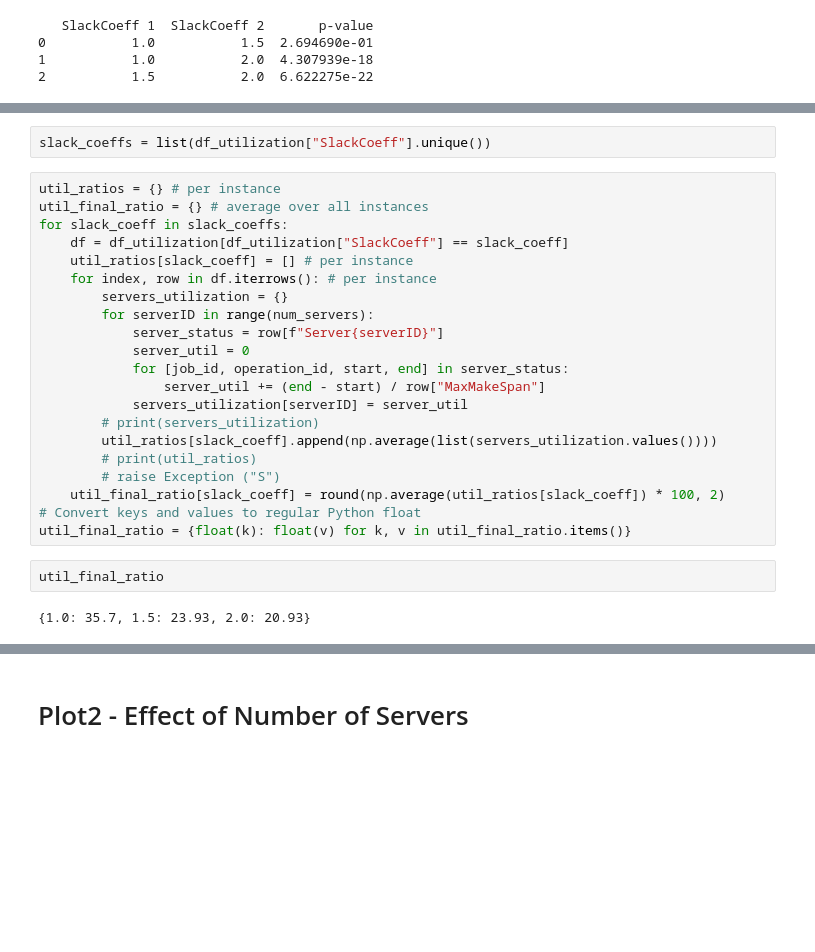
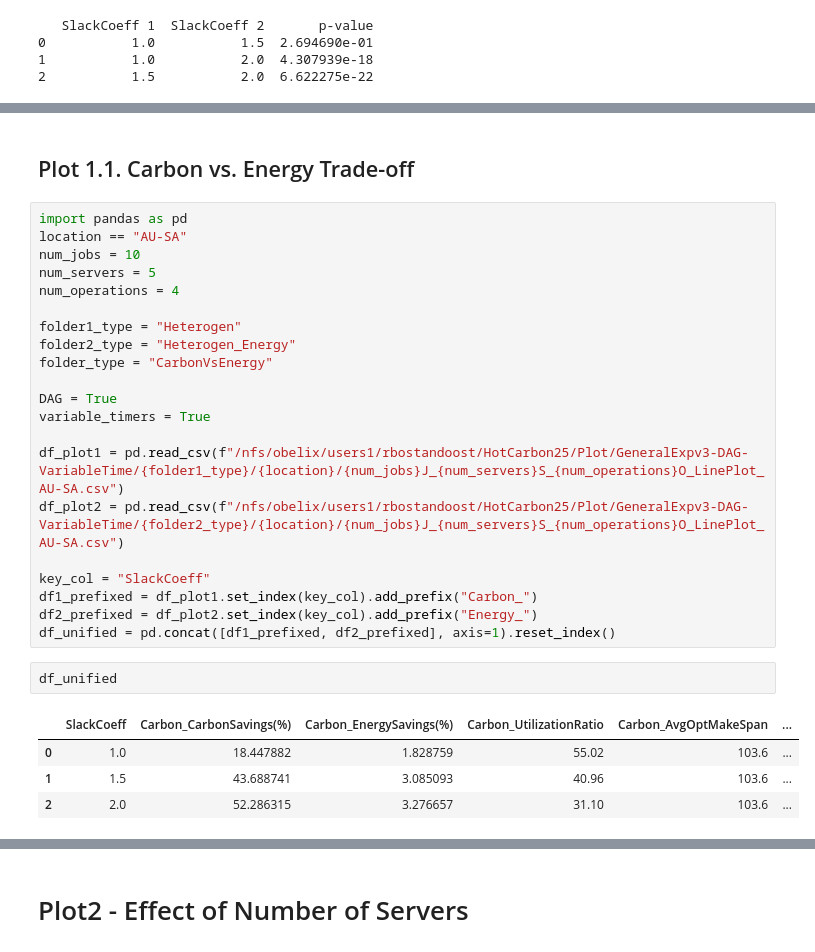
Before and after one commit to rbostandoust/GreenSys26-DAG, a Jupyter notebook: Plot/PlotCode.ipynb, the cells around one changed output, grey strips where cells are left out. Saved outputs shown, nothing was run; the diff lists cells and outputs as text; blank space fills up the shorter version.

```diff
--- a/Plot/PlotCode.ipynb
+++ b/Plot/PlotCode.ipynb
@@ -546,27 +438,30 @@ df_utilization.head(3)
-# %%
-slack_coeffs = list(df_utilization["SlackCoeff"].unique())
-# %%
-util_ratios = {} # per instance
-util_final_ratio = {} # average over all instances
-for slack_coeff in slack_coeffs:
-    df = df_utilization[df_utilization["SlackCoeff"] == slack_coeff]
-    util_ratios[slack_coeff] = [] # per instance
-    for index, row in df.iterrows(): # per instance
-        servers_utilization = {}
-        for serverID in range(num_servers):
-            server_status = row[f"Server{serverID}"]
-            server_util = 0
-            for [job_id, operation_id, start, end] in server_status:
-                server_util += (end - start) / row["MaxMakeSpan"]
-            servers_utilization[serverID] = server_util
-        # print(servers_utilization)
-        util_ratios[slack_coeff].append(np.average(list(servers_utilization.values())))
-        # print(util_ratios)
-        # raise Exception ("S")
-    util_final_ratio[slack_coeff] = round(np.average(util_ratios[slack_coeff]) * 100, 2)
-# Convert keys and values to regular Python float
-util_final_ratio = {float(k): float(v) for k, v in util_final_ratio.items()}
-# %%
-util_final_ratio
-# %% [output]
-{1.0: 35.7, 1.5: 23.93, 2.0: 20.93}
+# %% [markdown]
+## Plot 1.1. Carbon vs. Energy Trade-off
+# %%
+import pandas as pd
+location == "AU-SA"
+num_jobs = 10
+num_servers = 5
+num_operations = 4
+
+folder1_type = "Heterogen"
+folder2_type = "Heterogen_Energy"
+folder_type = "CarbonVsEnergy"
+
+DAG = True
+variable_timers = True
+
+df_plot1 = pd.read_csv(f"/nfs/obelix/users1/rbostandoost/HotCarbon25/Plot/GeneralExpv3-DAG-VariableTime/{folder1_type}/{location}/{num_jobs}J_{num_servers}S_{num_operations}O_LinePlot_AU-SA.csv")
+df_plot2 = pd.read_csv(f"/nfs/obelix/users1/rbostandoost/HotCarbon25/Plot/GeneralExpv3-DAG-VariableTime/{folder2_type}/{location}/{num_jobs}J_{num_servers}S_{num_operations}O_LinePlot_AU-SA.csv")
+
+key_col = "SlackCoeff"
+df1_prefixed = df_plot1.set_index(key_col).add_prefix("Carbon_")
+df2_prefixed = df_plot2.set_index(key_col).add_prefix("Energy_")
+df_unified = pd.concat([df1_prefixed, df2_prefixed], axis=1).reset_index()
+# %%
+df_unified
+# %% [output]
+|  | SlackCoeff | Carbon_CarbonSavings(%) | Carbon_EnergySavings(%) | Carbon_UtilizationRatio | Carbon_AvgOptMakeSpan | ... |
+| 0 | 1.0 | 18.447882 | 1.828759 | 55.02 | 103.6 | ... |
+| 1 | 1.5 | 43.688741 | 3.085093 | 40.96 | 103.6 | ... |
+| 2 | 2.0 | 52.286315 | 3.276657 | 31.10 | 103.6 | ... |
```
Also changed, not shown: parts of 16 cells of this notebook, 26 other files.
